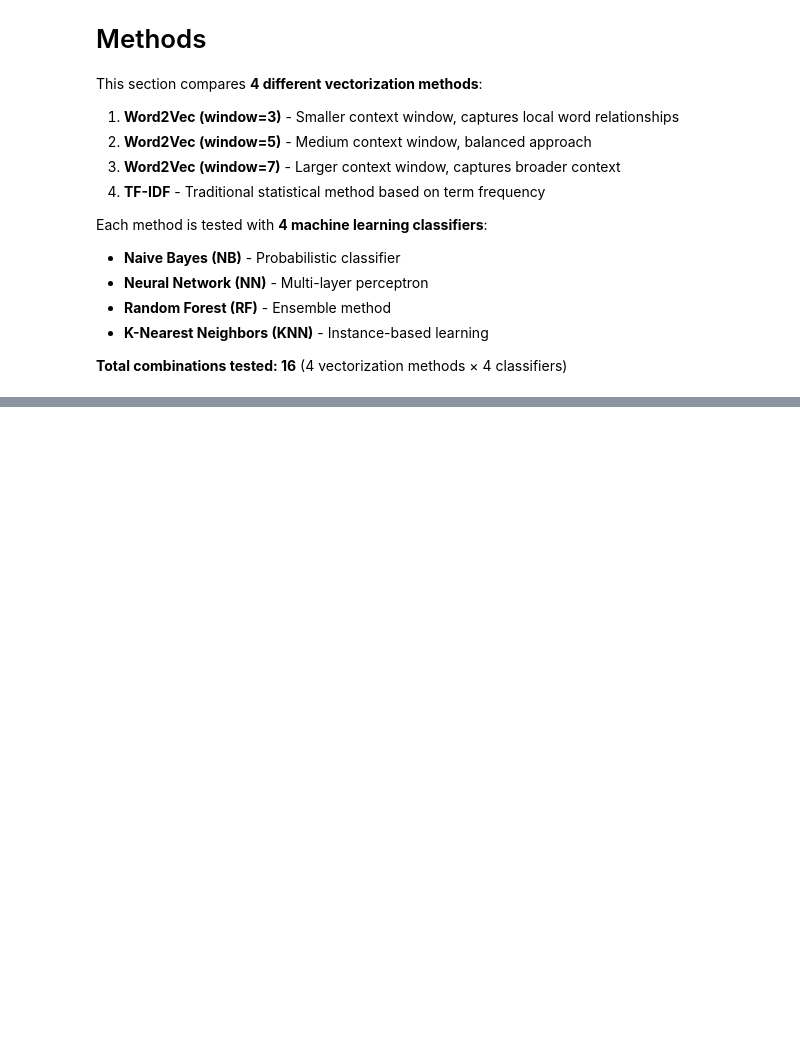
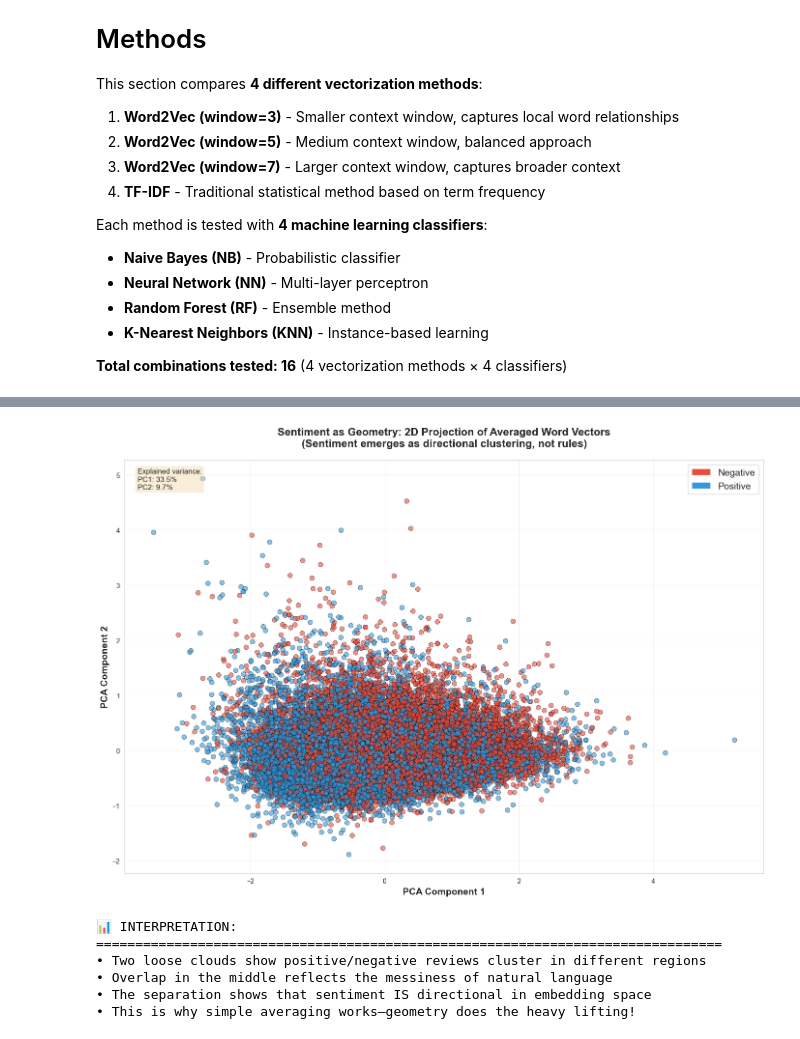
Before and after one commit to keshavagarwal2004dev/sentiment-analysis-using-word2vec, a Jupyter notebook: code.ipynb, the cells around one changed output, grey strips where cells are left out. Cells and saved outputs as stored; diff of their text form; code cells hidden in the pictures; blank space fills up the shorter version.

```diff
--- a/code.ipynb
+++ b/code.ipynb
@@ -450,0 +567,14 @@ print("\n✓ Visualization saved as 'results_comparison.png'")
+# %%
+# Import visualization libraries
+import matplotlib.pyplot as plt
+import seaborn as sns
+from sklearn.decomposition import PCA
+from sklearn.metrics.pairwise import cosine_similarity
+from sklearn.linear_model import LogisticRegression
+import numpy as np
+import warnings
+warnings.filterwarnings('ignore')
+
+# Set style
+sns.set_style("whitegrid")
+plt.rcParams['figure.figsize'] = (12, 8)
@@ -450,0 +630,49 @@ print("\n✓ Visualization saved as 'results_comparison.png'")
+# %%
+# Apply PCA to reduce to 2D
+pca = PCA(n_components=2)
+vectors_2d = pca.fit_transform(all_vectors)
+
+# Create the scatter plot
+plt.figure(figsize=(14, 10))
+colors = ['#e74c3c' if label == 0 else '#3498db' for label in all_labels]
+labels_text = ['Negative' if label == 0 else 'Positive' for label in all_labels]
+
+# Plot
+scatter = plt.scatter(vectors_2d[:, 0], vectors_2d[:, 1],
+                     c=colors, alpha=0.6, s=50, edgecolors='black', linewidth=0.5)
+
+# Add legend
+from matplotlib.patches import Patch
+legend_elements = [Patch(facecolor='#e74c3c', label='Negative'),
+                   Patch(facecolor='#3498db', label='Positive')]
+plt.legend(handles=legend_elements, fontsize=14, loc='upper right')
+
+plt.xlabel('PCA Component 1', fontsize=14, fontweight='bold')
+plt.ylabel('PCA Component 2', fontsize=14, fontweight='bold')
+plt.title('Sentiment as Geometry: 2D Projection of Averaged Word Vectors\n(Sentiment emerges as directional clustering, not rules)',
+          fontsize=16, fontweight='bold', pad=20)
+plt.grid(True, alpha=0.3)
+
+# Add explained variance
+explained_var = pca.explained_variance_ratio_
+plt.text(0.02, 0.98, f'Explained variance:\nPC1: {explained_var[0]:.1%}\nPC2: {explained_var[1]:.1%}',
+         transform=plt.gca().transAxes, fontsize=11, verticalalignment='top',
+         bbox=dict(boxstyle='round', facecolor='wheat', alpha=0.5))
+
+plt.tight_layout()
+plt.show()
+
+print("\n📊 INTERPRETATION:")
+print("="*80)
+print("• Two loose clouds show positive/negative reviews cluster in different regions")
+print("• Overlap in the middle reflects the messiness of natural language")
+print("• The separation shows that sentiment IS directional in embedding space")
+print("• This is why simple averaging works—geometry does the heavy lifting!")
+# %% [output]
+[figure, added]
+📊 INTERPRETATION:
+================================================================================
+• Two loose clouds show positive/negative reviews cluster in different regions
+• Overlap in the middle reflects the messiness of natural language
+• The separation shows that sentiment IS directional in embedding space
+• This is why simple averaging works—geometry does the heavy lifting!
```
Also changed, not shown: parts of 27 cells of this notebook, 14 other files.
